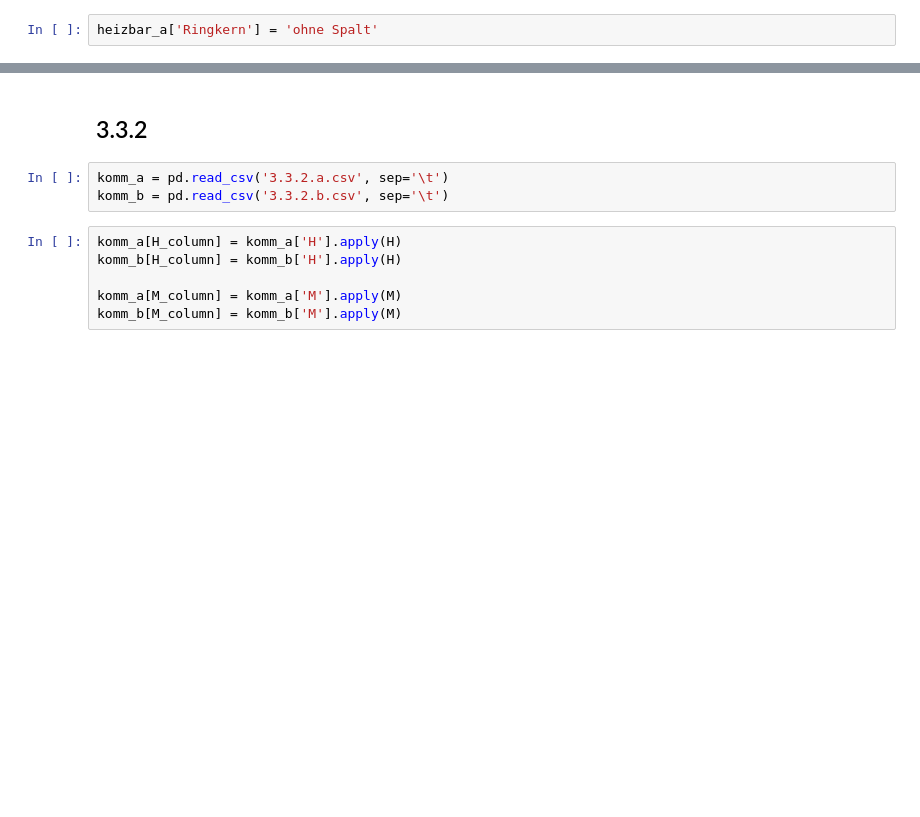
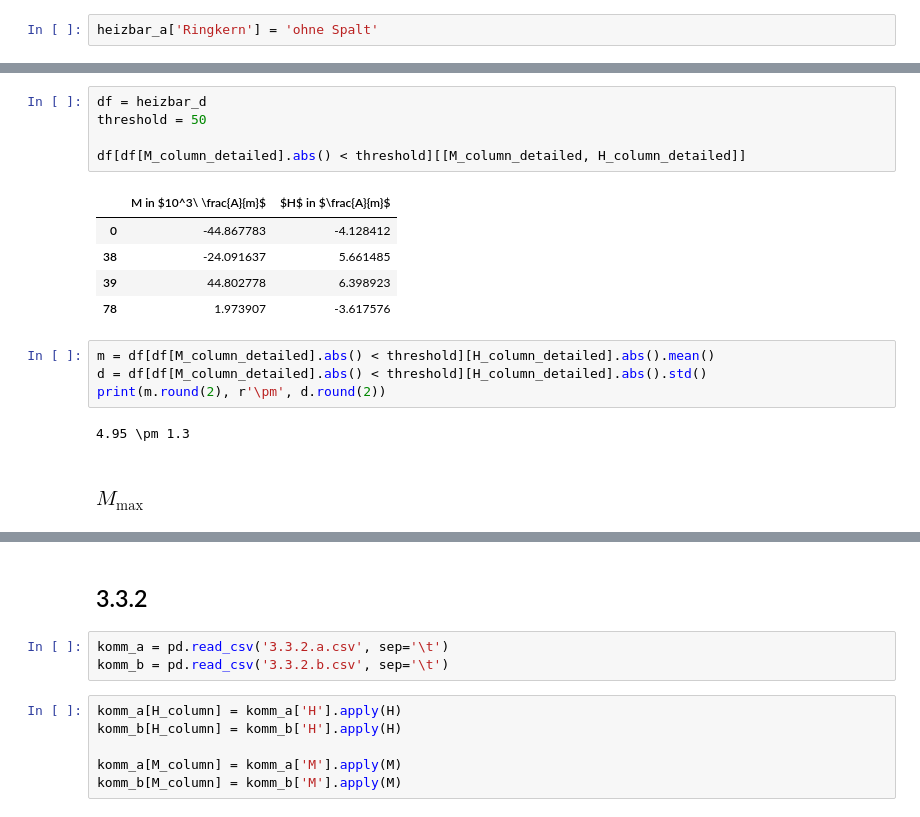
Before and after one commit to ofilla/physik-praktikum-b, a Jupyter notebook: B2.4/data/Auswertung.ipynb, the cells around one changed output, grey strips where cells are left out. Cells and saved outputs as stored; diff of their text form; blank space fills up the shorter version.

```diff
--- a/B2.4/data/Auswertung.ipynb
+++ b/B2.4/data/Auswertung.ipynb
@@ -128,0 +171,19 @@ heizbar_a['Ringkern'] = 'ohne Spalt'
+# %%
+df = heizbar_d
+threshold = 50
+
+df[df[M_column_detailed].abs() < threshold][[M_column_detailed, H_column_detailed]]
+# %% [output]
+|  | M in $10^3\ \frac{A}{m}$ | $H$ in $\frac{A}{m}$ |
+| 0 | -44.867783 | -4.128412 |
+| 38 | -24.091637 | 5.661485 |
+| 39 | 44.802778 | 6.398923 |
+| 78 | 1.973907 | -3.617576 |
+# %%
+m = df[df[M_column_detailed].abs() < threshold][H_column_detailed].abs().mean()
+d = df[df[M_column_detailed].abs() < threshold][H_column_detailed].abs().std()
+print(m.round(2), r'\pm', d.round(2))
+# %% [output]
+4.95 \pm 1.3
+# %% [markdown]
+### $M_\mathrm{max}$
```
Also changed, not shown: parts of 24 cells of this notebook, 8 other files.
